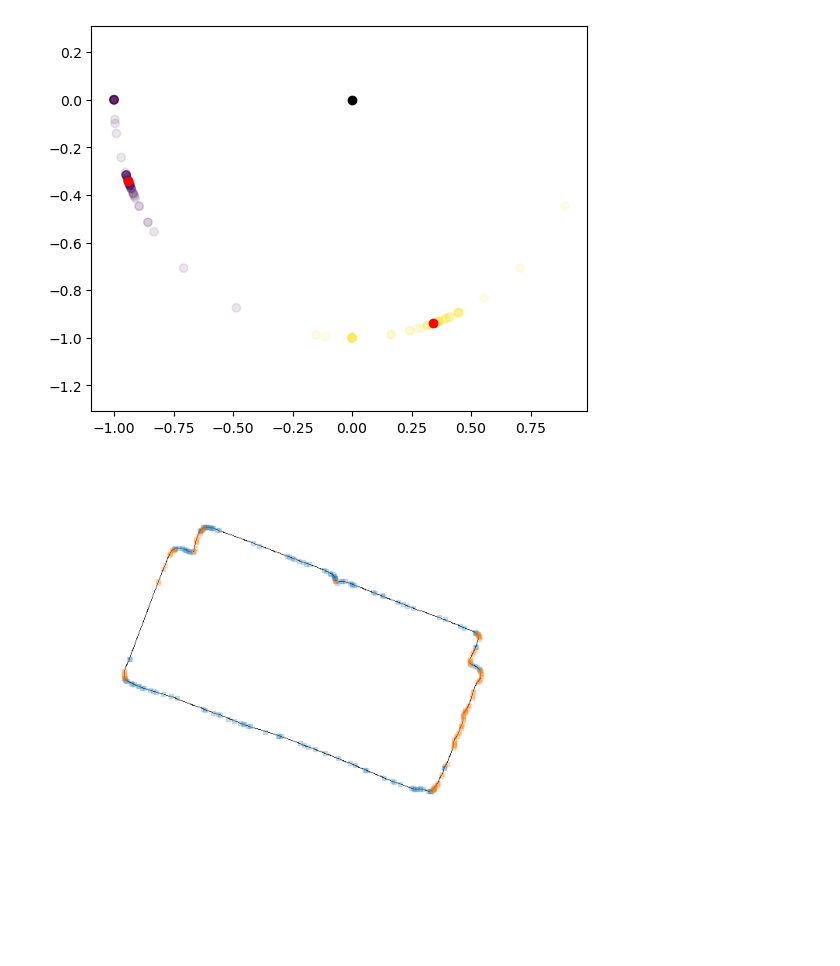
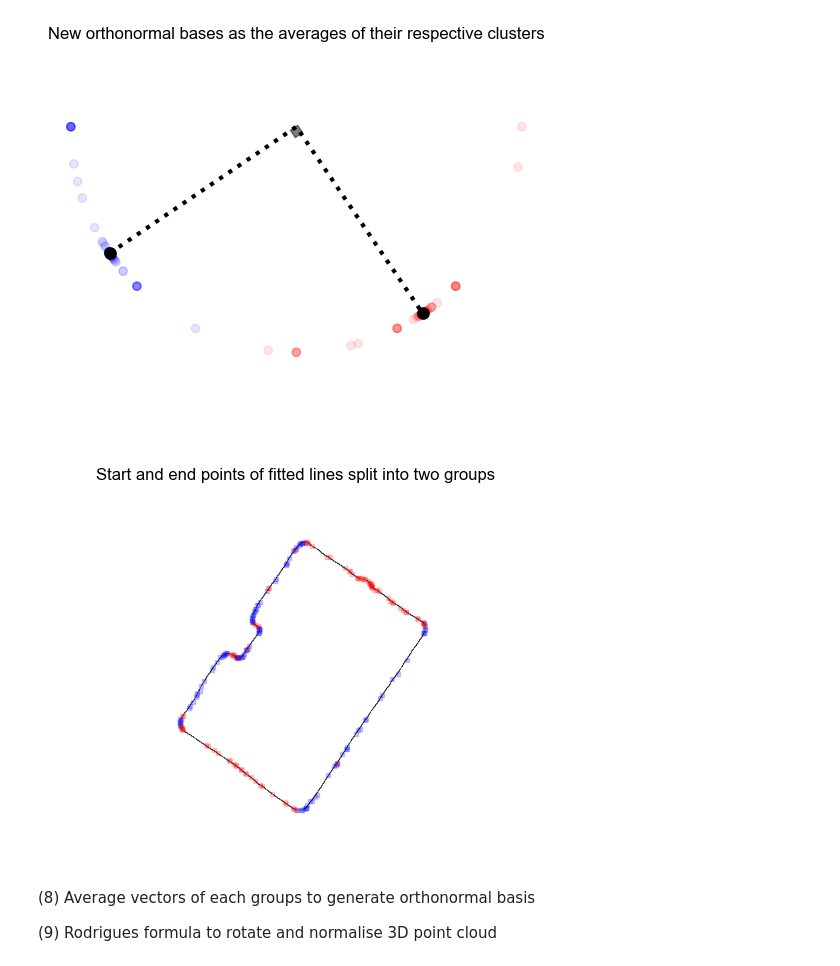
Before and after one commit to imengus/point-cloud, a Jupyter notebook: main.ipynb, the cells around one changed output. Cells and saved outputs as stored; diff of their text form; code cells hidden in the pictures; blank space fills up the shorter version.

```diff
--- a/main.ipynb
+++ b/main.ipynb
@@ -1,10 +6,11 @@
 # %%
 import matplotlib
-matplotlib.use('TkAgg')
+# matplotlib.use('TkAgg') # If interactive
 import matplotlib.pyplot as plt
 from mpl_toolkits.mplot3d import Axes3D
 import pandas as pd
 import numpy as np
+from collections import defaultdict
 
 from sklearn.cluster import KMeans
 from skimage.transform import probabilistic_hough_line
@@ -12,4 +18,7 @@ import cv2
 
 import warnings
 warnings.filterwarnings("ignore")
+
+
+plt.style.use('~/.config/matplotlib/custom')
 # %%
@@ -139,24 +161,33 @@ d[0]['b'], d[1]['b'] = b0, b1
 d[0]['points'], d[1]['points'] = (labelled_points[labelled_points[:,2] == i][:,:2] for i in range(2))
 # %%
 fig = plt.figure().set_figheight(5)
-plt.scatter(grad[:,0], grad[:,1], c=labels, alpha=0.1)
-plt.scatter(b0[0], b0[1], c='r')
-plt.scatter(b1[0], b1[1], c='r')
-plt.scatter(0, 0, c='k')
+plt.scatter(grad[:,0], grad[:,1], c=labels, alpha=0.1, cmap="bwr")
+plt.scatter(b0[0], b0[1], c='k', s=65)
+plt.scatter(b1[0], b1[1], c='k', s=65)
+plt.scatter(-0.001, -0.02, c='k', alpha=0.5, marker=(4, 0, 169), s=80)
+plt.plot([b0[0], 0, b1[0]], [b0[1], 0, b1[1]], 'k:')
 plt.axis('equal')
+plt.axis('off')
+plt.title("New orthonormal bases as the averages of their respective clusters")
 plt.savefig('plots/orthonormal_basis', bbox_inches='tight')
 plt.show()
 
 fig = plt.figure().set_figheight(5)
+cols = ['r', 'b']
 for i in range(2):
-    plt.scatter(d[i]['points'][:,0] + p_mean[0], d[i]['points'][:,1] + p_mean[1], marker='s', s=10, alpha=0.2)
+    plt.scatter(d[i]['points'][:,0] + p_mean[0], d[i]['points'][:,1] + p_mean[1], marker='s', s=10, alpha=0.2, color=cols[i])
 plt.imshow(edge, cmap='Greys')
 plt.axis('off')
+plt.title("Start and end points of fitted lines split into two groups")
 plt.savefig('plots/classified_points', bbox_inches='tight')
 plt.show()
 # %% [output]
-[figure, old version]
+[figure, new version]
-[figure, old version]
+[figure, new version]
+# %% [markdown]
+(8) Average vectors of each groups to generate orthonormal basis
+
+(9) Rodrigues formula to rotate and normalise 3D point cloud
 # %%
 # Now that we know the bases/ eigenvectors, we can rotate the 3d point cloud
 # axis of rotation = z axis
```
Also changed, not shown: parts of 30 cells of this notebook.
